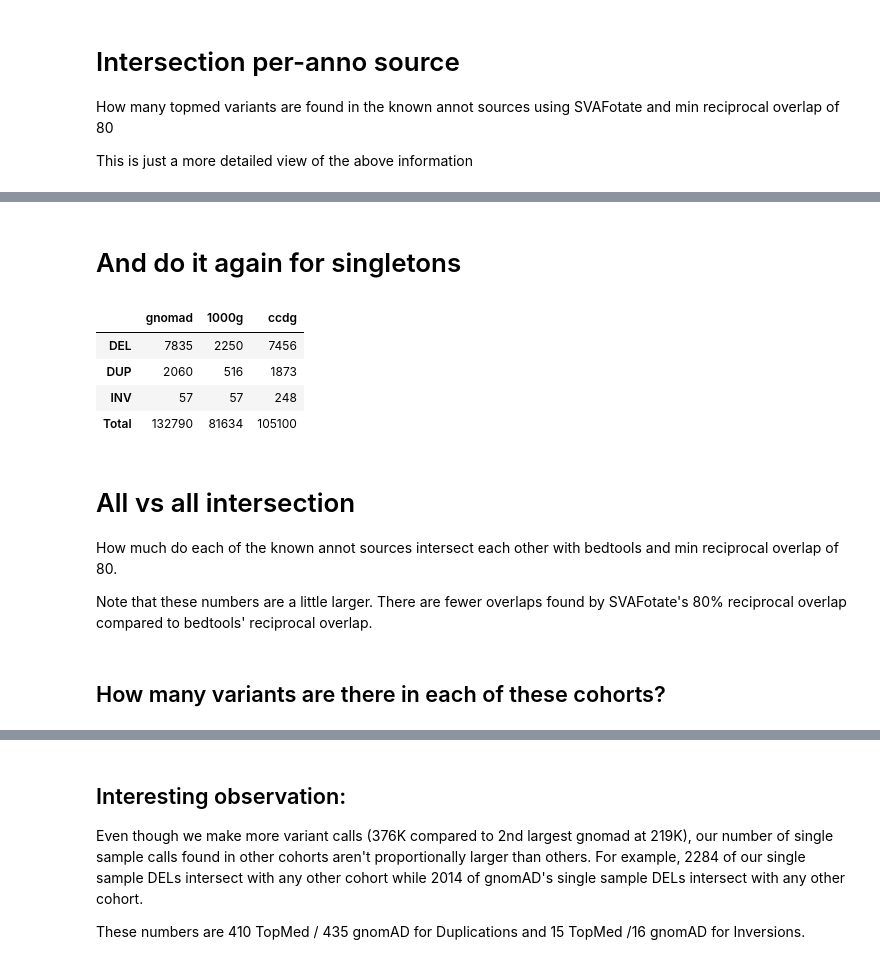
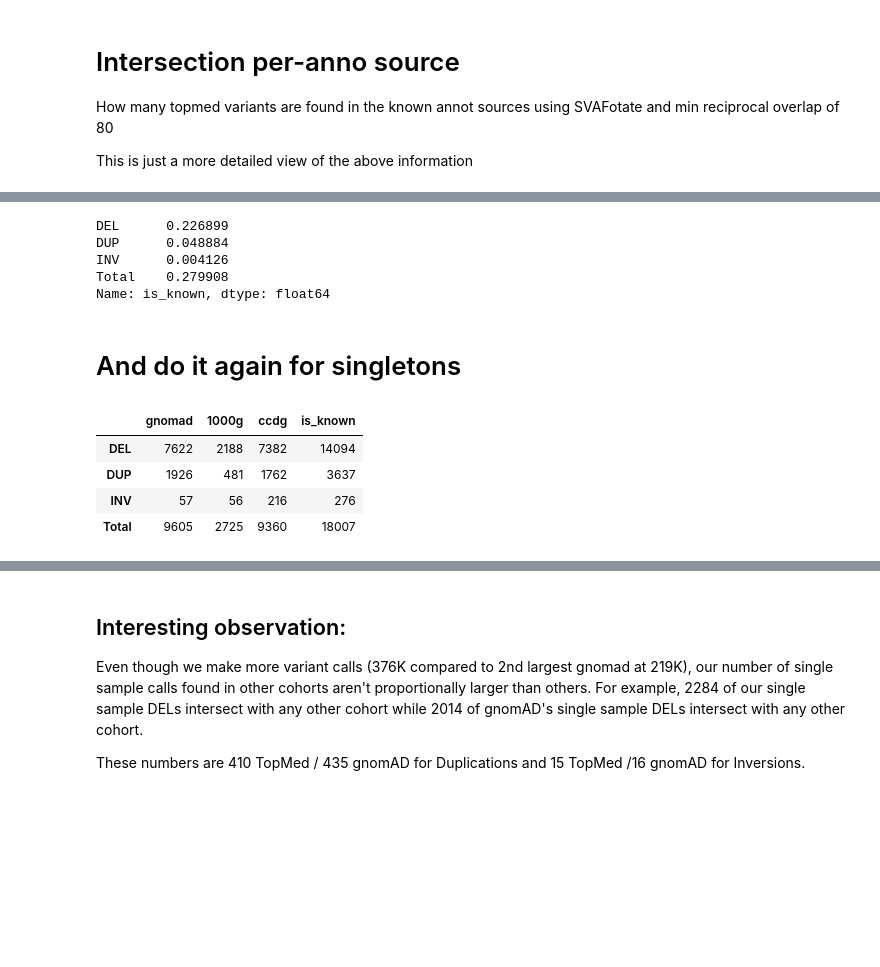
Before and after one commit to BCM-HGSC/TopMedSVQC, a Jupyter notebook: notebooks/KnownAnnoSVAFotate.ipynb, the cells around one changed output, grey strips where cells are left out. Cells and saved outputs as stored; diff of their text form; code cells hidden in the pictures; blank space fills up the shorter version.

```diff
--- a/notebooks/KnownAnnoSVAFotate.ipynb
+++ b/notebooks/KnownAnnoSVAFotate.ipynb
@@ -7,14 +7,15 @@ import numpy as np
 from IPython.display import display
 from IPython.display import display_html
 # %%
-data = joblib.load("../results/topmed.freeze1.1.dbvar.svafotate.jl")
-data['is_single'] = data["AC"] == 1
-data['gnomad'] = data["gnomAD_Count"] != 0
-data['1000g'] = data["1000G_Count"] != 0
-data['ccdg'] = data["CCDG_Count"] != 0
-data['is_known'] = data['gnomad'] | data['1000g'] | data['ccdg']
-data['is_pass'] = data['filter'].apply(lambda x: "PASS" in x)
+raw_data = joblib.load("../results/topmed.freeze1.1.dbvar.svafotate.jl")
+raw_data['is_single'] = raw_data["AC"] == 1
+raw_data['gnomad'] = raw_data["gnomAD_Count"] != 0
+raw_data['1000g'] = raw_data["1000G_Count"] != 0
+raw_data['ccdg'] = raw_data["CCDG_Count"] != 0
+raw_data['is_known'] = raw_data['gnomad'] | raw_data['1000g'] | raw_data['ccdg']
+raw_data['is_pass'] = raw_data['filter'].apply(lambda x: "PASS" in x)
 
+data = raw_data[(raw_data['chrom'] != "chrX") & (raw_data['svlen'] >= 50)].copy()
 all_known = data[data['is_pass']].groupby(['svtype', 'is_known']).size().unstack()
 single_known = data[data['is_pass'] & data['is_single']].groupby(['svtype', 'is_known']).size().unstack()
 
@@ -76,0 +63,11 @@ peranno
+# %%
+# intersection per-anno source
+rows = []
+srcs = ['gnomad', '1000g', 'ccdg', 'is_known']
+for i in srcs:
+    s = data[data['is_pass'] & (data[i] == True)]['svtype'].value_counts()
+    s.name = i
+    rows.append(s)
+peranno = pd.concat(rows, axis=1).loc[["DEL", "DUP", "INV"]]
+peranno.loc["Total"] = peranno.sum()
+peranno
@@ -77,22 +80,25 @@ peranno
+# %%
+peranno['is_known'] / len(data[data['is_pass']])
+# %% [output]
+DEL      0.226899
+DUP      0.048884
+INV      0.004126
+Total    0.279908
+Name: is_known, dtype: float64
 # %% [markdown]
 # And do it again for singletons
 # %%
 rows = []
 for i in srcs:
     s = data[data['is_pass'] & (data[i] == True) & data['is_single']]['svtype'].value_counts()
     s.name = i
     rows.append(s)
 peranno_single = pd.concat(rows, axis=1).loc[["DEL", "DUP", "INV"]]#, columns=["anno", "intersect"])
-peranno_single.loc["Total"] = peranno.sum()
+peranno_single.loc["Total"] = peranno_single.sum()
 peranno_single
 # %% [output]
-|  | gnomad | 1000g | ccdg |
-| DEL | 7835 | 2250 | 7456 |
-| DUP | 2060 | 516 | 1873 |
-| INV | 57 | 57 | 248 |
-| Total | 132790 | 81634 | 105100 |
+|  | gnomad | 1000g | ccdg | is_known |
+| DEL | 7622 | 2188 | 7382 | 14094 |
+| DUP | 1926 | 481 | 1762 | 3637 |
+| INV | 57 | 56 | 216 | 276 |
+| Total | 9605 | 2725 | 9360 | 18007 |
-# %% [markdown]
-# All vs all intersection
-How much do each of the known annot sources intersect each other with bedtools and min reciprocal overlap of 80.
-
-Note that these numbers are a little larger. There are fewer overlaps found by SVAFotate's 80% reciprocal overlap compared to bedtools' reciprocal overlap.
@@ -116,2 +104,0 @@ all_across_types_pct = pd.DataFrame(all_across_types_pct, index = order, columns
-# %% [markdown]
-## How many variants are there in each of these cohorts?
```
Also changed, not shown: parts of 46 cells of this notebook.
